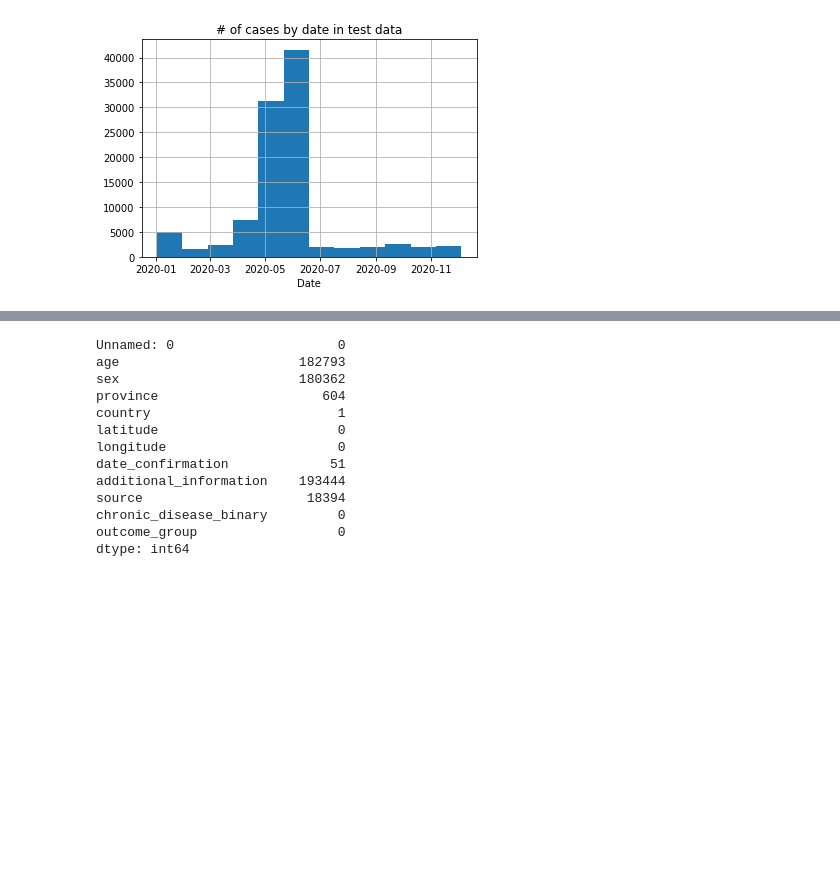
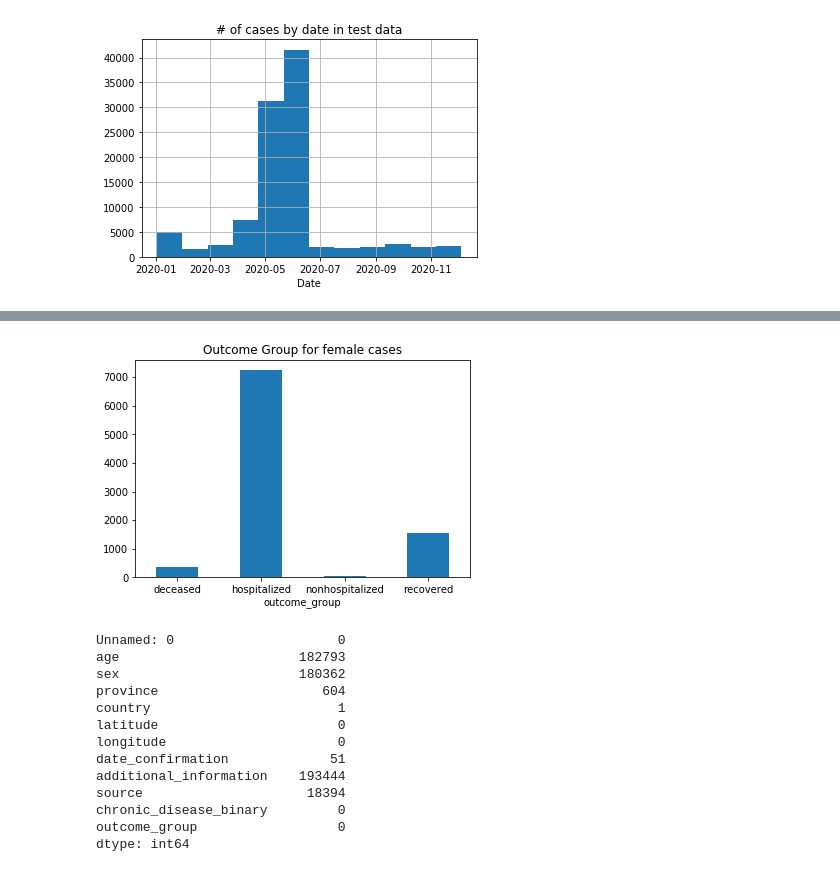
Before and after one commit to Eschaton315/CMPT-459-milestone-1, a Jupyter notebook: code/src/eda.ipynb, the cells around one changed output, grey strips where cells are left out. Saved outputs shown, nothing was run; the diff lists cells and outputs as text; code cells hidden in the pictures; blank space fills up the shorter version.

```diff
--- a/code/src/eda.ipynb
+++ b/code/src/eda.ipynb
@@ -183 +216,7 @@ plt.savefig('../plots/task-1.3/figure13.png')
+# %%
+ax = cases_train_female.plot.bar(title="Outcome Group for female cases")
+plt.xticks(rotation = 0)
+plt.savefig('../plots/task-1.3/figure16.png')
+# %% [output]
+[figure, added]
 # %%
```
Also changed, not shown: parts of 18 cells of this notebook, 5 other files.
